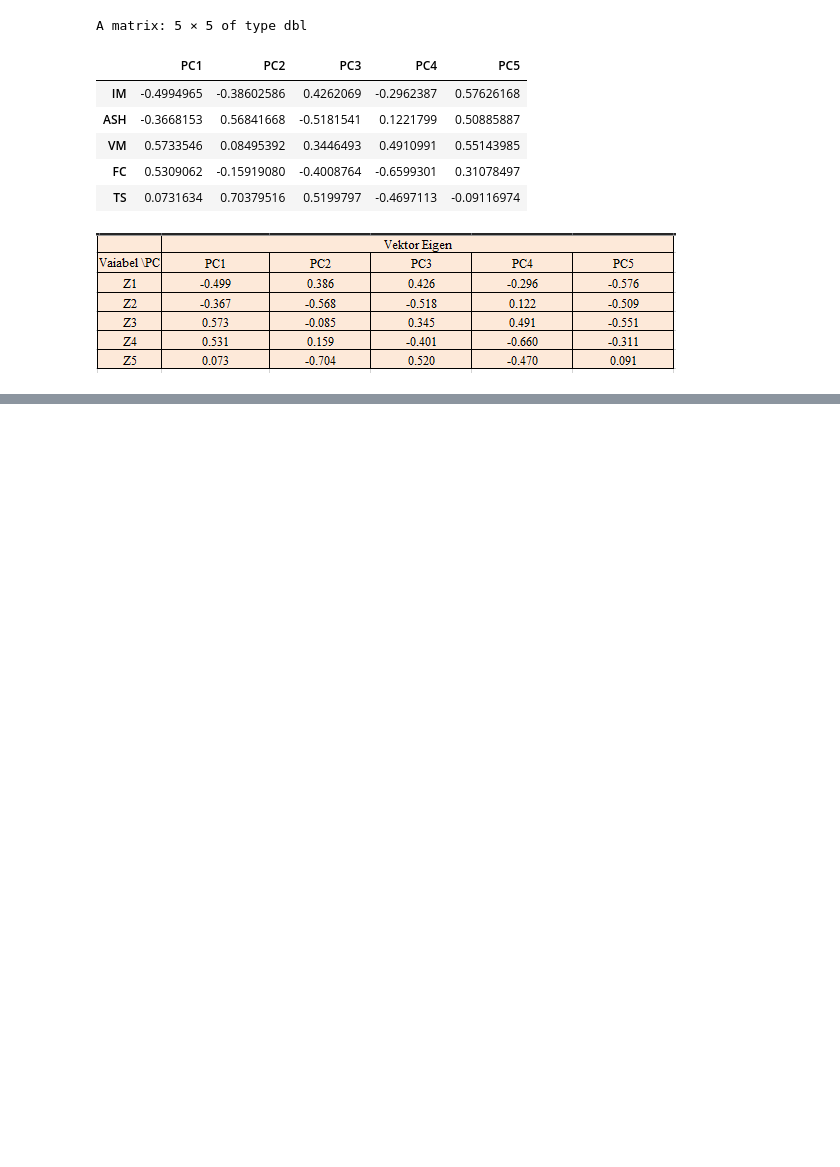
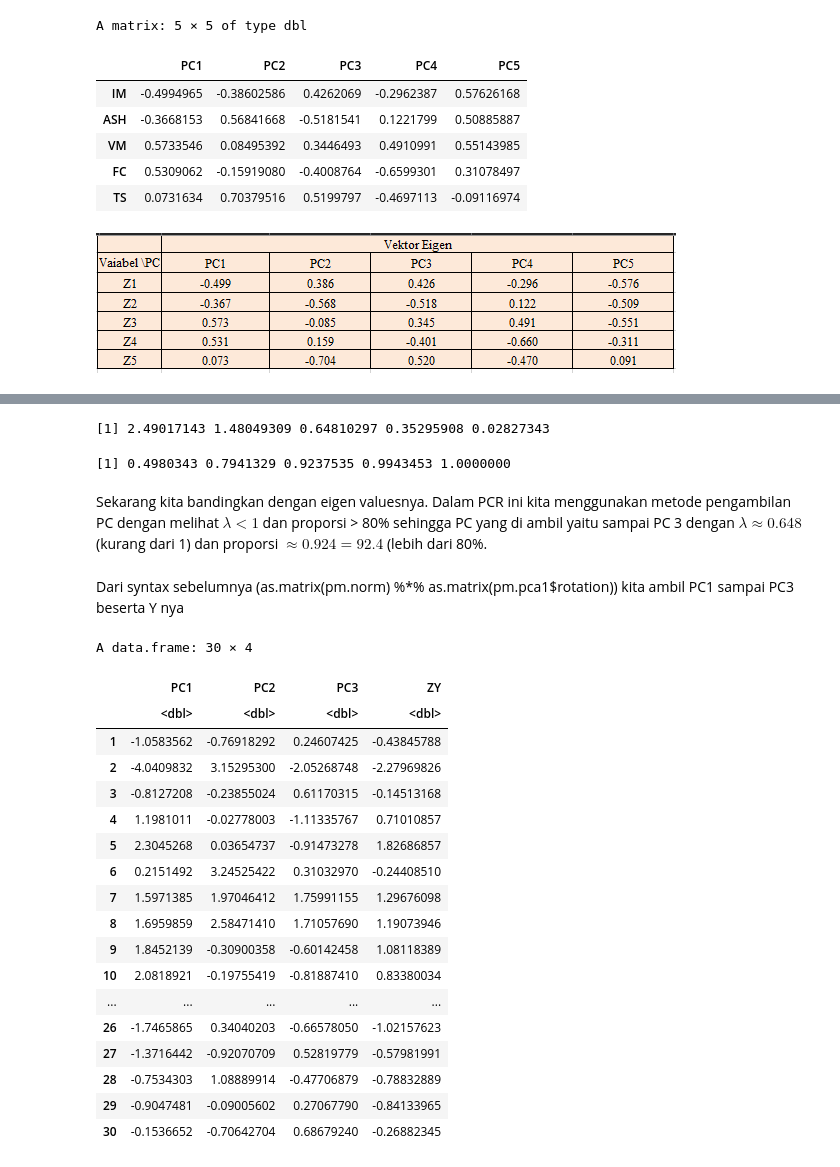
Before and after one commit to JuzmaFR/Analisis-Regresi-Catatan-Kuliah, a Jupyter notebook: Analisis Regresi.ipynb, the cells around one changed output, grey strips where cells are left out. Drawn from its saved outputs; the diff is of its cells as text; code cells hidden in the pictures; blank space fills up the shorter version.

```diff
--- a/Analisis Regresi.ipynb
+++ b/Analisis Regresi.ipynb
@@ -591,0 +617,39 @@ A matrix: 5 × 5 of type dbl
+# %%
+egval$values
+# %% [output]
+[1] 2.49017143 1.48049309 0.64810297 0.35295908 0.02827343
+# %%
+cumsum(prop_egval)
+# %% [output]
+[1] 0.4980343 0.7941329 0.9237535 0.9943453 1.0000000
+# %% [markdown]
+Sekarang kita bandingkan dengan eigen valuesnya. Dalam PCR ini kita menggunakan metode pengambilan PC dengan melihat $\lambda <1$ dan proporsi > 80% sehingga PC yang di ambil yaitu sampai PC 3 dengan $\lambda \approx 0.648$ (kurang dari 1) dan proporsi $\approx 0.924 = 92.4$ (lebih dari 80%.
+# %% [markdown]
+Dari syntax sebelumnya (as.matrix(pm.norm) %*% as.matrix(pm.pca1$rotation)) kita ambil PC1 sampai PC3 beserta Y nya
+# %%
+PCX <- as.matrix(pm.norm) %*% as.matrix(pm.pca1$rotation) [,1:3]
+ZY <- as.matrix(pm.y.norm)
+# %%
+PC <- as.data.frame(cbind(PCX,ZY))
+colnames(PC)[4] <- "ZY"
+PC
+# %% [output]
+A data.frame: 30 × 4
+|  | PC1 | PC2 | PC3 | ZY |
+|  | <dbl> | <dbl> | <dbl> | <dbl> |
+| 1 | -1.0583562 | -0.76918292 | 0.24607425 | -0.43845788 |
+| 2 | -4.0409832 | 3.15295300 | -2.05268748 | -2.27969826 |
+| 3 | -0.8127208 | -0.23855024 | 0.61170315 | -0.14513168 |
+| 4 | 1.1981011 | -0.02778003 | -1.11335767 | 0.71010857 |
+| 5 | 2.3045268 | 0.03654737 | -0.91473278 | 1.82686857 |
+| 6 | 0.2151492 | 3.24525422 | 0.31032970 | -0.24408510 |
+| 7 | 1.5971385 | 1.97046412 | 1.75991155 | 1.29676098 |
+| 8 | 1.6959859 | 2.58471410 | 1.71057690 | 1.19073946 |
+| 9 | 1.8452139 | -0.30900358 | -0.60142458 | 1.08118389 |
+| 10 | 2.0818921 | -0.19755419 | -0.81887410 | 0.83380034 |
+| ... | ... | ... | ... | ... |
+| 26 | -1.7465865 | 0.34040203 | -0.66578050 | -1.02157623 |
+| 27 | -1.3716442 | -0.92070709 | 0.52819779 | -0.57981991 |
+| 28 | -0.7534303 | 1.08889914 | -0.47706879 | -0.78832889 |
+| 29 | -0.9047481 | -0.09005602 | 0.27067790 | -0.84133965 |
+| 30 | -0.1536652 | -0.70642704 | 0.68679240 | -0.26882345 |
```
Also changed, not shown: parts of 33 cells of this notebook.
